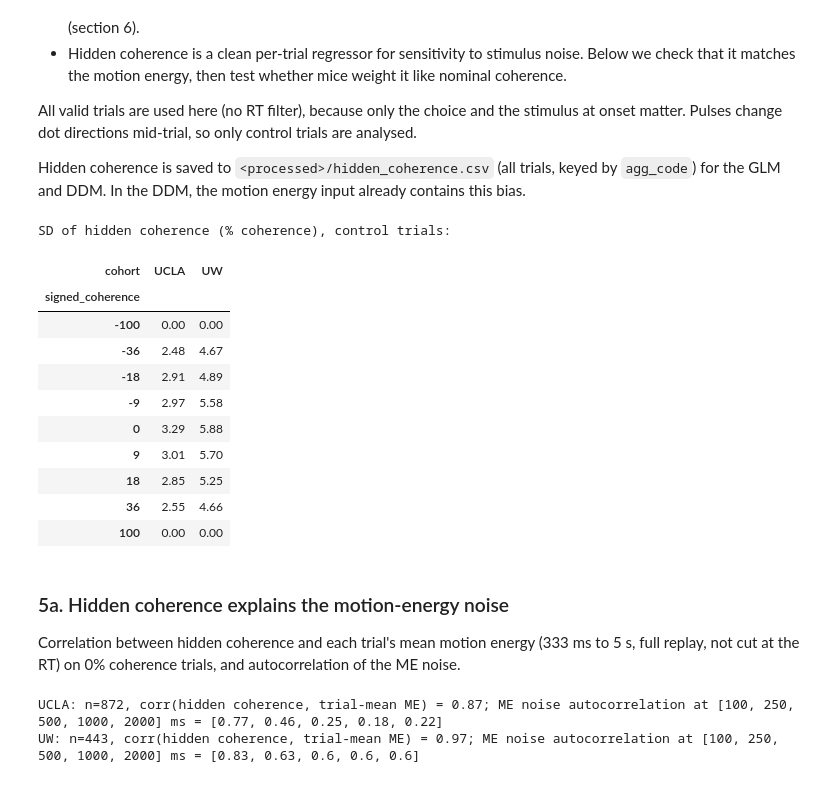
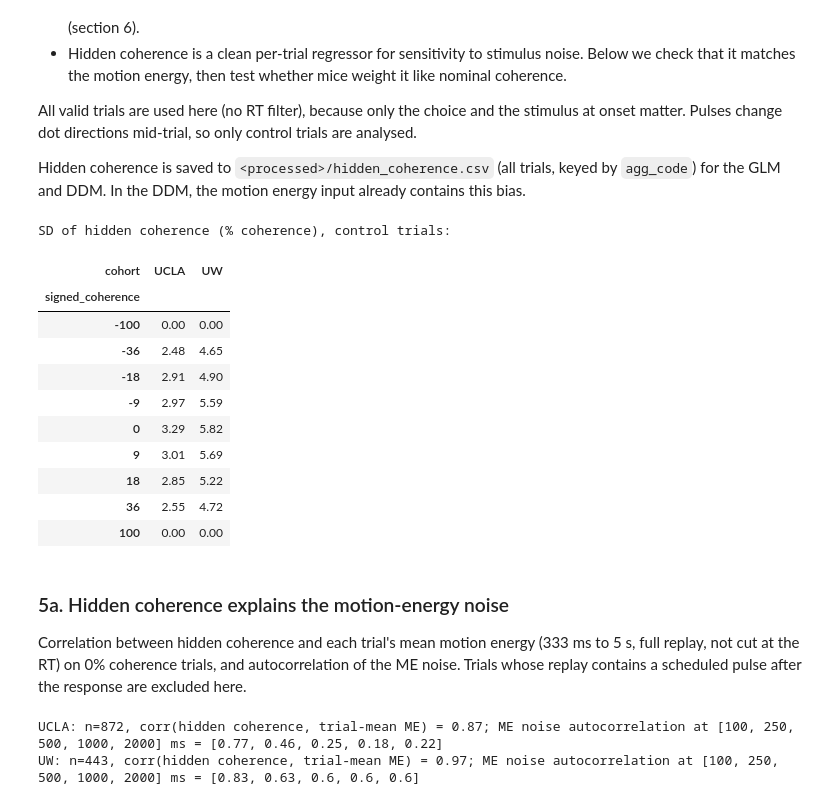
Before and after one commit to vaibrainium/decision-behavior-in-mice, a Jupyter notebook: notebooks/2.14-psychophysical-kernel-analysis.ipynb, the cells around one changed output. Saved outputs shown, nothing was run; the diff lists cells and outputs as text; code cells hidden in the pictures.

```diff
--- a/notebooks/2.14-psychophysical-kernel-analysis.ipynb
+++ b/notebooks/2.14-psychophysical-kernel-analysis.ipynb
@@ -374,44 +374,46 @@ In the DDM, the motion energy input already contains this bias.
 # %%
 from scripts.motion_energy import hidden_coherence
 from scripts.ucla_rdk import DotMotionStim
 from scripts.uw_rdk import RandomDotMotion
 import statsmodels.api as sm
 
 all_trials = pd.read_csv(Path(processed_dir, "valid_data.csv"), index_col=None)
 rdks = {"ucla": DotMotionStim(), "uw": RandomDotMotion()}
 all_trials["hidden_coherence"] = [
     hidden_coherence(rig, rdks[rig], seed, coh)
     for rig, seed, coh in zip(all_trials["data_source"], all_trials["stimulus_seed"], all_trials["signed_coherence"])
 ]
 all_trials["effective_coherence"] = all_trials["signed_coherence"] + all_trials["hidden_coherence"]
 all_trials[["agg_code", "hidden_coherence", "effective_coherence"]].to_csv(Path(processed_dir, "hidden_coherence.csv"), index=False)
 
-all_trials["is_control"] = (all_trials["pulse_type"] == 0) & (
-    ~all_trials["is_pulse_trial"] | (all_trials["pulse_coherence"] == all_trials["signed_coherence"])
-)
+all_trials["is_control"] = all_trials["pulse_type"] == 0  # no pulse seen before the response (see 0.1)
+# The full 5 s replay of a control trial still contains a scheduled pulse that came after the response; exclude those
+# trials wherever the full replay is averaged (section 5a).
+all_trials["replay_has_pulse"] = all_trials["is_pulse_trial"] & (all_trials["pulse_coherence"] != all_trials["signed_coherence"])
 all_trials["cohort"] = np.where(all_trials["data_source"] == "ucla", "UCLA", "UW")
 controls = all_trials[all_trials["is_control"]].copy()
 
 print("SD of hidden coherence (% coherence), control trials:")
 controls.pivot_table(index="signed_coherence", columns="cohort", values="hidden_coherence", aggfunc="std").round(2)
 # %% [output]
 SD of hidden coherence (% coherence), control trials:
 | cohort | UCLA | UW |
 | signed_coherence |  |  |
 | -100 | 0.00 | 0.00 |
-| -36 | 2.48 | 4.67 |
-| -18 | 2.91 | 4.89 |
-| -9 | 2.97 | 5.58 |
-| 0 | 3.29 | 5.88 |
-| 9 | 3.01 | 5.70 |
-| 18 | 2.85 | 5.25 |
-| 36 | 2.55 | 4.66 |
+| -36 | 2.48 | 4.65 |
+| -18 | 2.91 | 4.90 |
+| -9 | 2.97 | 5.59 |
+| 0 | 3.29 | 5.82 |
+| 9 | 3.01 | 5.69 |
+| 18 | 2.85 | 5.22 |
+| 36 | 2.55 | 4.72 |
 | 100 | 0.00 | 0.00 |
 # %% [markdown]
 ### 5a. Hidden coherence explains the motion-energy noise
 
 Correlation between hidden coherence and each trial's mean motion energy (333 ms to 5 s, full replay, not cut at the
-RT) on 0% coherence trials, and autocorrelation of the ME noise.
+RT) on 0% coherence trials, and autocorrelation of the ME noise. Trials whose replay contains a scheduled pulse after the response
+are excluded here.
 # %%
 me_full = np.load(Path(processed_dir, "motion_energy_mouse/me_calibrated.npz"))
 me_row = pd.Series(np.arange(len(me_full["agg_code"])), index=me_full["agg_code"])
```
Also changed, not shown: parts of 11 cells of this notebook, 5 other files.
